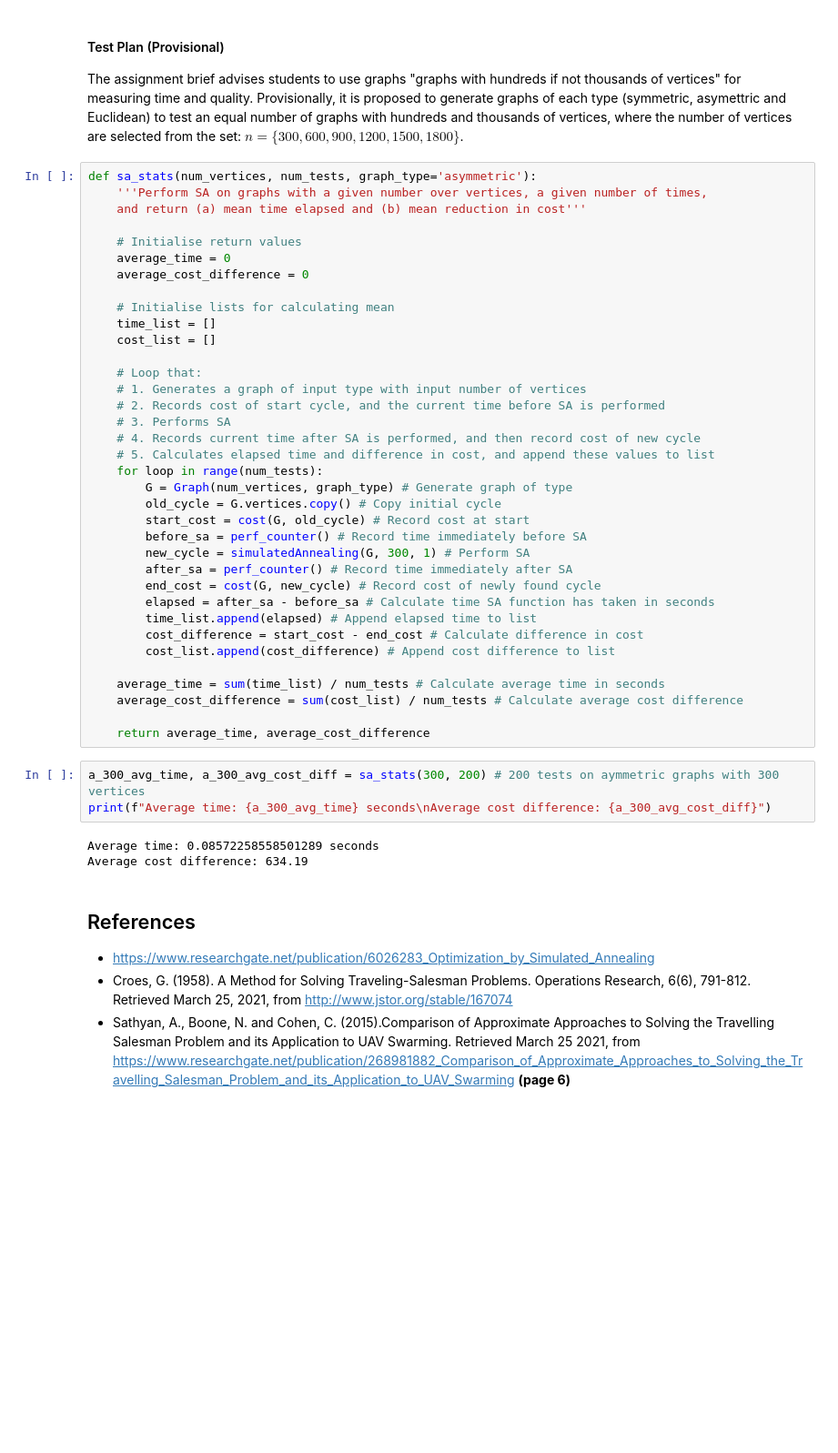
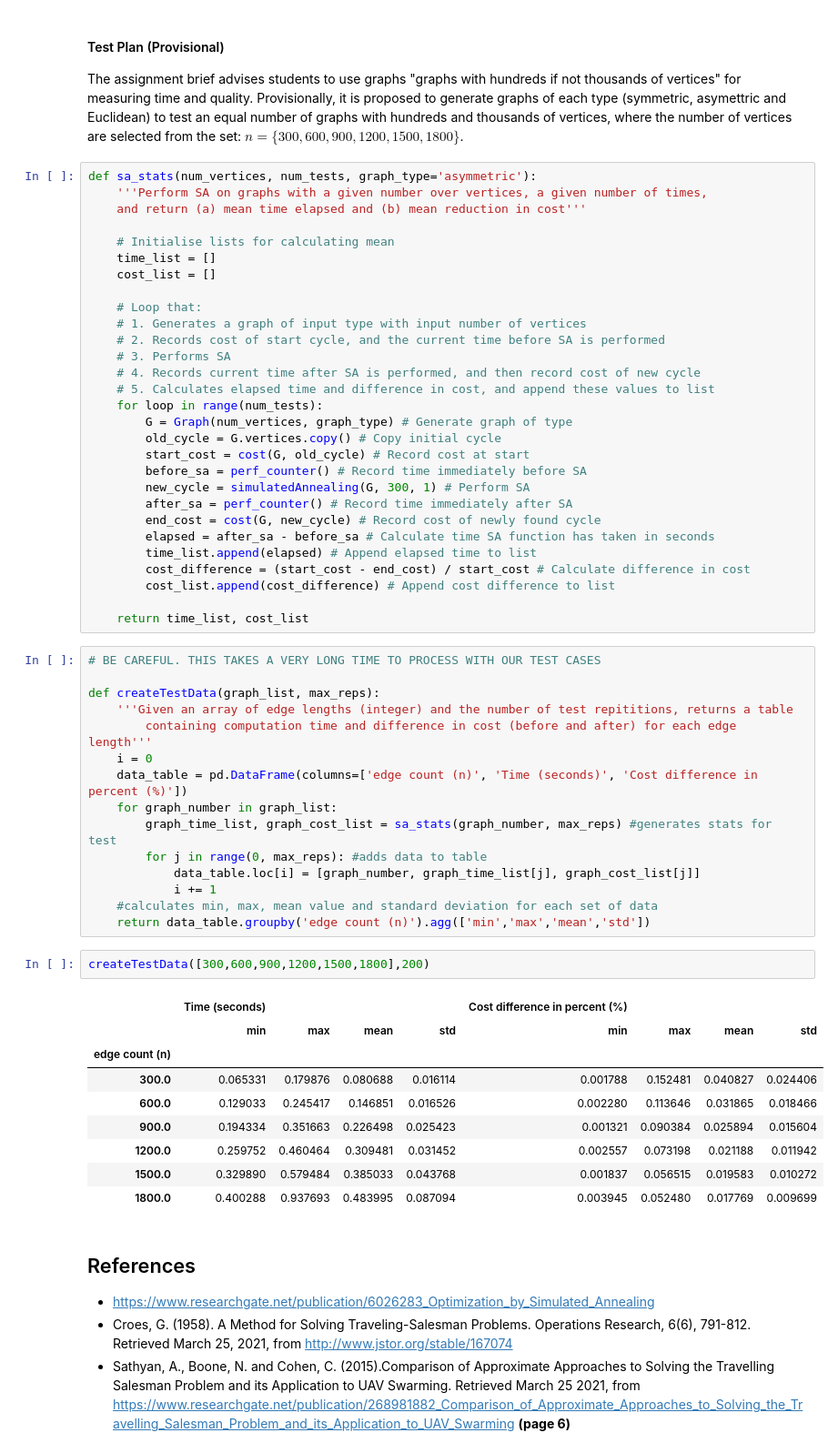
Before and after one commit to rm-green/GeneticAlgorithm, a Jupyter notebook: group9-portfolio.ipynb, the cells around one changed output. Shown: that part at 91% size. Drawn from its saved outputs; the diff is of its cells as text; blank space fills up the shorter version.

Commit message:
added function to generate data table

```diff
--- a/group9-portfolio.ipynb
+++ b/group9-portfolio.ipynb
@@ -491,10 +497,6 @@ The assignment brief advises students to use graphs "graphs with hundreds if not
 def sa_stats(num_vertices, num_tests, graph_type='asymmetric'):
     '''Perform SA on graphs with a given number over vertices, a given number of times,
     and return (a) mean time elapsed and (b) mean reduction in cost'''
-
-    # Initialise return values
-    average_time = 0
-    average_cost_difference = 0
 
     # Initialise lists for calculating mean
     time_list = []
@@ -516,19 +518,37 @@ def sa_stats(num_vertices, num_tests, graph_type='asymmetric'):
         end_cost = cost(G, new_cycle) # Record cost of newly found cycle
         elapsed = after_sa - before_sa # Calculate time SA function has taken in seconds
         time_list.append(elapsed) # Append elapsed time to list
-        cost_difference = start_cost - end_cost # Calculate difference in cost
+        cost_difference = (start_cost - end_cost) / start_cost # Calculate difference in cost
         cost_list.append(cost_difference) # Append cost difference to list
 
-    average_time = sum(time_list) / num_tests # Calculate average time in seconds
-    average_cost_difference = sum(cost_list) / num_tests # Calculate average cost difference
-
-    return average_time, average_cost_difference
+    return time_list, cost_list
-# %%
-a_300_avg_time, a_300_avg_cost_diff = sa_stats(300, 200) # 200 tests on aymmetric graphs with 300 vertices
-print(f"Average time: {a_300_avg_time} seconds\nAverage cost difference: {a_300_avg_cost_diff}")
-# %% [output]
-Average time: 0.08572258558501289 seconds
-Average cost difference: 634.19
+# %%
+# BE CAREFUL. THIS TAKES A VERY LONG TIME TO PROCESS WITH OUR TEST CASES
+
+def createTestData(graph_list, max_reps):
+    '''Given an array of edge lengths (integer) and the number of test repititions, returns a table
+        containing computation time and difference in cost (before and after) for each edge length'''
+    i = 0
+    data_table = pd.DataFrame(columns=['edge count (n)', 'Time (seconds)', 'Cost difference in percent (%)'])
+    for graph_number in graph_list:
+        graph_time_list, graph_cost_list = sa_stats(graph_number, max_reps) #generates stats for test
+        for j in range(0, max_reps): #adds data to table
+            data_table.loc[i] = [graph_number, graph_time_list[j], graph_cost_list[j]]
+            i += 1
+    #calculates min, max, mean value and standard deviation for each set of data
+    return data_table.groupby('edge count (n)').agg(['min','max','mean','std'])
+# %%
+createTestData([300,600,900,1200,1500,1800],200)
+# %% [output]
+|  | Time (seconds) |  |  |  | Cost difference in percent (%) |  |  |  |
+|  | min | max | mean | std | min | max | mean | std |
+| edge count (n) |  |  |  |  |  |  |  |  |
+| 300.0 | 0.065331 | 0.179876 | 0.080688 | 0.016114 | 0.001788 | 0.152481 | 0.040827 | 0.024406 |
+| 600.0 | 0.129033 | 0.245417 | 0.146851 | 0.016526 | 0.002280 | 0.113646 | 0.031865 | 0.018466 |
+| 900.0 | 0.194334 | 0.351663 | 0.226498 | 0.025423 | 0.001321 | 0.090384 | 0.025894 | 0.015604 |
+| 1200.0 | 0.259752 | 0.460464 | 0.309481 | 0.031452 | 0.002557 | 0.073198 | 0.021188 | 0.011942 |
+| 1500.0 | 0.329890 | 0.579484 | 0.385033 | 0.043768 | 0.001837 | 0.056515 | 0.019583 | 0.010272 |
+| 1800.0 | 0.400288 | 0.937693 | 0.483995 | 0.087094 | 0.003945 | 0.052480 | 0.017769 | 0.009699 |
 # %% [markdown]
 ## References
 
```
Also changed, not shown: parts of 3 cells of this notebook.
